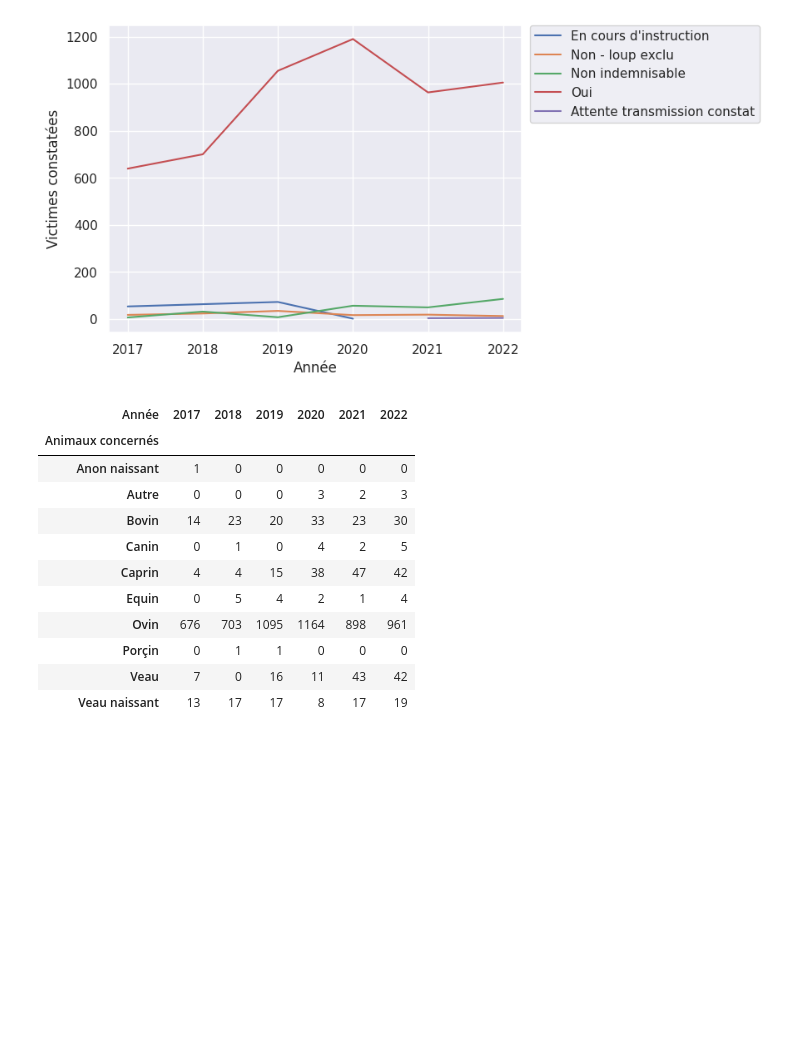
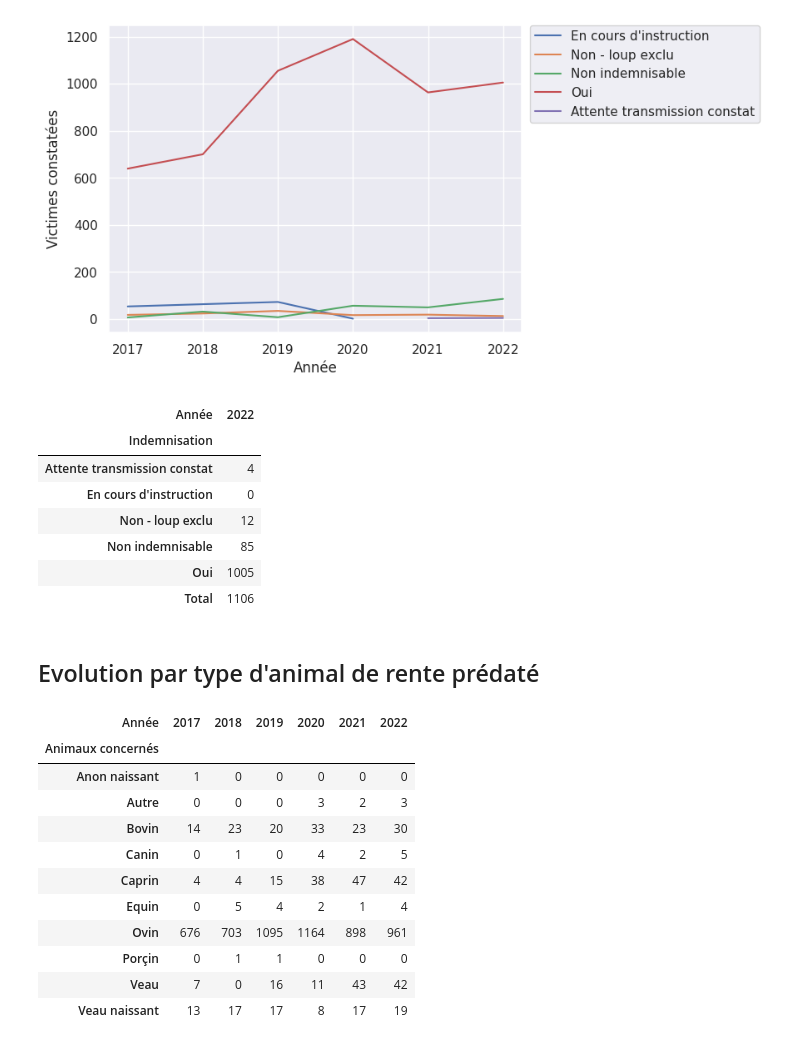
Before and after one commit to dthonon/pna_loup_suivi, a Jupyter notebook: notebook/Analyse-38.ipynb, the cells around one changed output. Saved outputs shown, nothing was run; the diff lists cells and outputs as text; code cells hidden in the pictures; blank space fills up the shorter version.

```diff
--- a/notebook/Analyse-38.ipynb
+++ b/notebook/Analyse-38.ipynb
@@ -99,6 +82,32 @@ sns.lineplot(data=par_indemnisation, x="Année", y="Victimes constatées", hue="
 plt.legend(bbox_to_anchor=(1.02, 1), loc='upper left', borderaxespad=0);
 # %% [output]
 [figure]
+# %%
+par_indemnisation = pd.pivot_table(
+    constats,
+    values="Victimes constatées",
+    index="Indemnisation",
+    columns="Année",
+    aggfunc=np.sum,
+    fill_value=0,
+)
+data = list(par_indemnisation[[2022]].values.flat)
+labels = par_indemnisation[[2022]].index.values
+colors = sns.color_palette("pastel")[0:7]
+explode = (0.5, 0.5, 0.5, 0.2, 0)
+#plt.pie(data, labels=labels, colors=colors, explode=explode, autopct="%1.0f%%", labeldistance=1.2)
+par_indemnisation[[2022]]
+# %% [output]
+| Année | 2022 |
+| Indemnisation |  |
+| Attente transmission constat | 4 |
+| En cours d'instruction | 0 |
+| Non - loup exclu | 12 |
+| Non indemnisable | 85 |
+| Oui | 1005 |
+| Total | 1106 |
+# %% [markdown]
+## Evolution par type d'animal de rente prédaté
 # %%
 par_animal = pd.pivot_table(
     constats,
```
Also changed, not shown: parts of 8 cells of this notebook.
